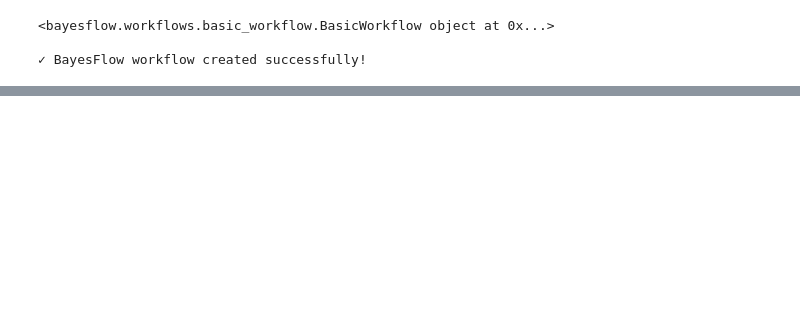
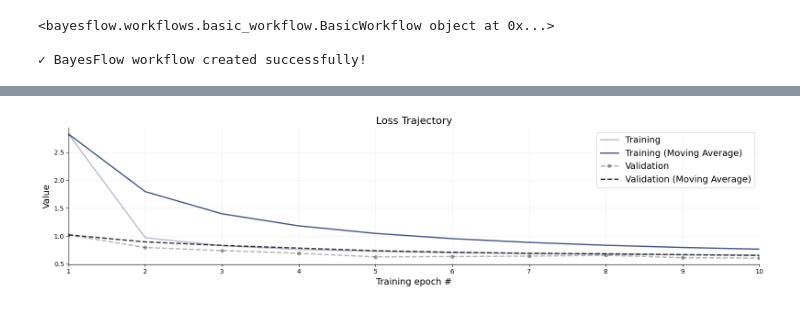
Before and after one commit to bhanuprasanna2001/sbi_task5, a Jupyter notebook: sbi.ipynb, the cells around one changed output, grey strips where cells are left out. Drawn from its saved outputs; the diff is of its cells as text; code cells hidden in the pictures; blank space fills up the shorter version.

```diff
--- a/sbi.ipynb
+++ b/sbi.ipynb
@@ -184,10 +191,11 @@ def protein_hmm_simulator(batch_shape, sequence_length=50, random_state=None):
     # Generate sequences and ground truth states
     sequences = []
     state_probs = []
+    true_states = []
 
     for i in range(batch_size):
         # Generate amino acid sequence and true state sequence from HMM
-        amino_sequence, true_states = hmm_model.sample(n_samples=sequence_length)
+        amino_sequence, tru_states = hmm_model.sample(n_samples=sequence_length)
 
         # Convert amino acid sequence to proper format
         # hmmlearn returns shape (n_samples, 1), we need (n_samples,)
@@ -210,14 +218,17 @@ def protein_hmm_simulator(batch_shape, sequence_length=50, random_state=None):
 
         sequences.append(one_hot_sequence)
         state_probs.append(flattened_probs)
+        true_states.append(tru_states)
 
     # Convert to numpy arrays
     sequences = np.array(sequences, dtype=np.float32)  # (batch_size, sequence_length, 20)
     state_probs = np.array(state_probs, dtype=np.float32)  # (batch_size, sequence_length * 2)
+    true_states = np.array(true_states, dtype=np.int32)  # (batch_size, sequence_length)
 
     return {
         'sequences': sequences,
         'state_probs': state_probs,
+        'true_states': true_states
     }
 
 # Create BayesFlow LambdaSimulator
@@ -557,9 +555,10 @@ print("\n✓ BayesFlow workflow created successfully!")
 ✓ BayesFlow workflow created successfully!
 # %%
 history = workflow.fit_online(
-    epochs=1,
-    num_batches_per_epoch=10,
+    epochs=10,
+    num_batches_per_epoch=1000,
     batch_size=32,
+    validation_data=200
 )
 # %% [output]
 INFO:bayesflow:Fitting on dataset instance of OnlineDataset.
@@ -569,0 +586,4 @@ INFO:bayesflow:Building on a test batch.
+# %%
+f = bf.diagnostics.plots.loss(history)
+# %% [output]
+[figure, added]
```
Also changed, not shown: parts of 29 cells of this notebook, 1 other file.
